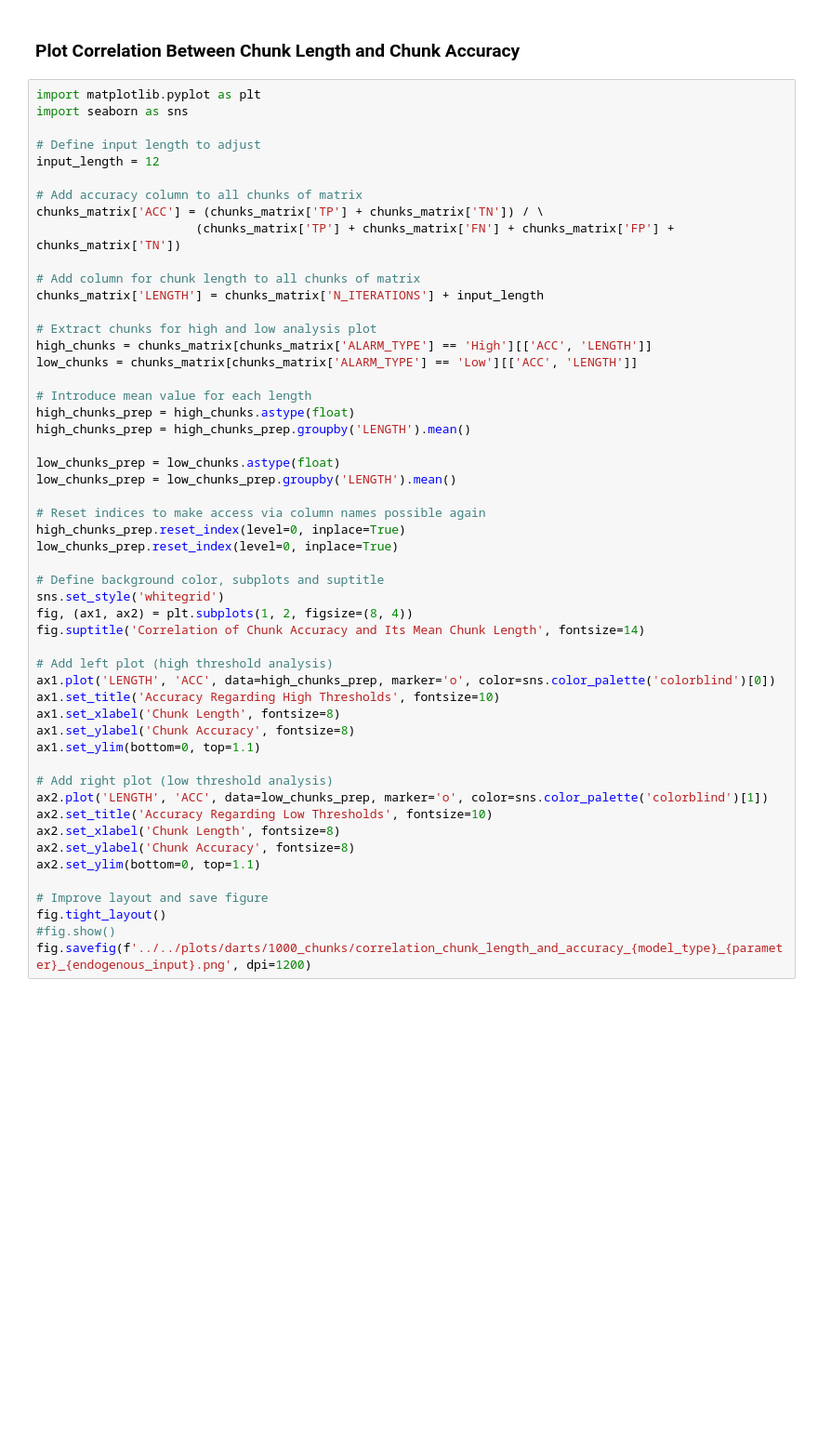
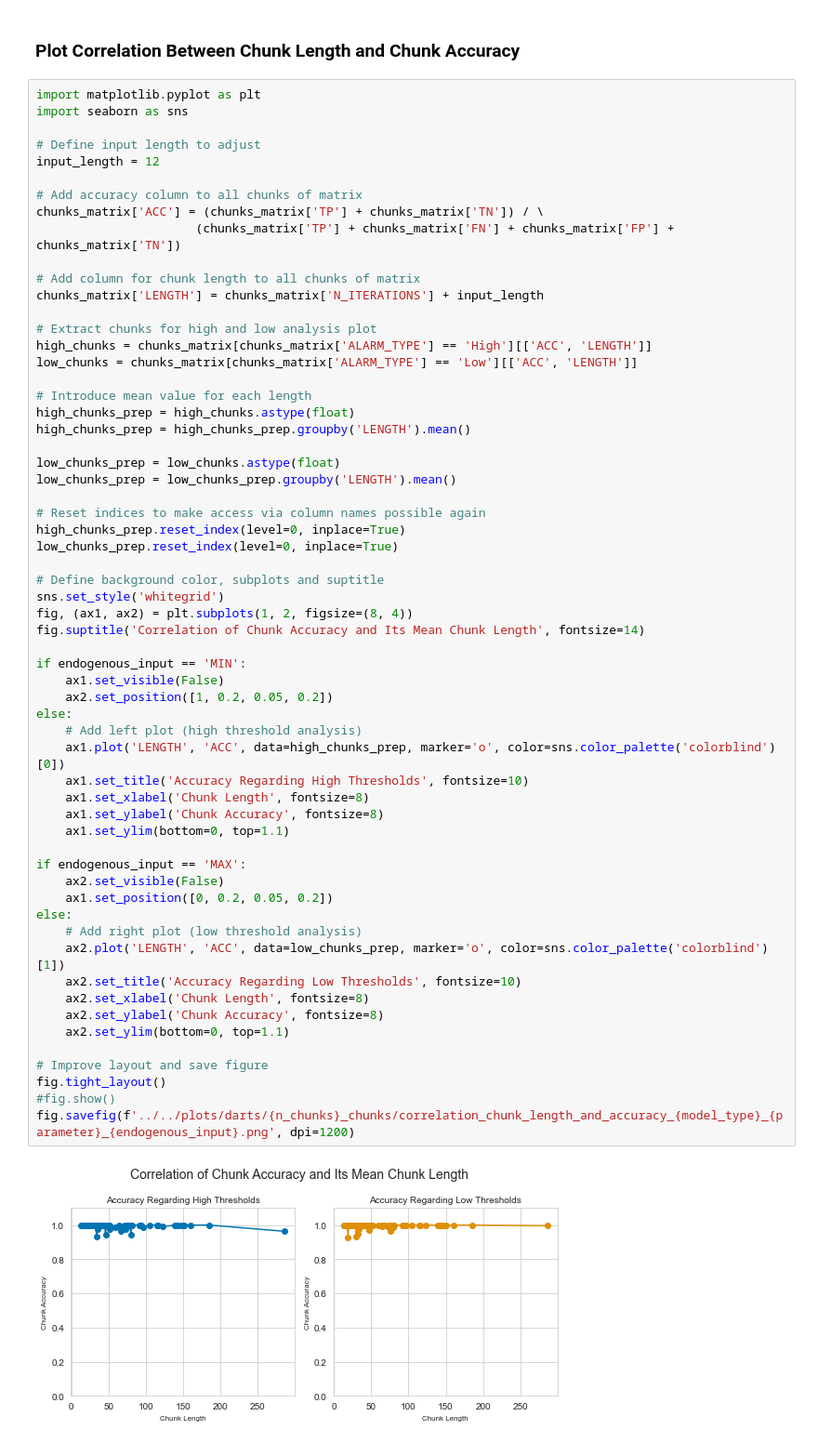
Before and after one commit to denise97/dhl2021, a Jupyter notebook: mimic_prediction_rnn/analysis_models_and_chunks.ipynb, the cells around one changed output. Shown at 93% size. Cells and saved outputs as stored; diff of their text form; blank space fills up the shorter version.

```diff
--- a/mimic_prediction_rnn/analysis_models_and_chunks.ipynb
+++ b/mimic_prediction_rnn/analysis_models_and_chunks.ipynb
@@ -246,43 +292,53 @@ chunks_matrix['ACC'] = (chunks_matrix['TP'] + chunks_matrix['TN']) / \
                       (chunks_matrix['TP'] + chunks_matrix['FN'] + chunks_matrix['FP'] + chunks_matrix['TN'])
 
 # Add column for chunk length to all chunks of matrix
 chunks_matrix['LENGTH'] = chunks_matrix['N_ITERATIONS'] + input_length
 
 # Extract chunks for high and low analysis plot
 high_chunks = chunks_matrix[chunks_matrix['ALARM_TYPE'] == 'High'][['ACC', 'LENGTH']]
 low_chunks = chunks_matrix[chunks_matrix['ALARM_TYPE'] == 'Low'][['ACC', 'LENGTH']]
 
 # Introduce mean value for each length
 high_chunks_prep = high_chunks.astype(float)
 high_chunks_prep = high_chunks_prep.groupby('LENGTH').mean()
 
 low_chunks_prep = low_chunks.astype(float)
 low_chunks_prep = low_chunks_prep.groupby('LENGTH').mean()
 
 # Reset indices to make access via column names possible again
 high_chunks_prep.reset_index(level=0, inplace=True)
 low_chunks_prep.reset_index(level=0, inplace=True)
 
 # Define background color, subplots and suptitle
 sns.set_style('whitegrid')
 fig, (ax1, ax2) = plt.subplots(1, 2, figsize=(8, 4))
 fig.suptitle('Correlation of Chunk Accuracy and Its Mean Chunk Length', fontsize=14)
 
-# Add left plot (high threshold analysis)
-ax1.plot('LENGTH', 'ACC', data=high_chunks_prep, marker='o', color=sns.color_palette('colorblind')[0])
-ax1.set_title('Accuracy Regarding High Thresholds', fontsize=10)
-ax1.set_xlabel('Chunk Length', fontsize=8)
-ax1.set_ylabel('Chunk Accuracy', fontsize=8)
-ax1.set_ylim(bottom=0, top=1.1)
+if endogenous_input == 'MIN':
+    ax1.set_visible(False)
+    ax2.set_position([1, 0.2, 0.05, 0.2])
+else:
+    # Add left plot (high threshold analysis)
+    ax1.plot('LENGTH', 'ACC', data=high_chunks_prep, marker='o', color=sns.color_palette('colorblind')[0])
+    ax1.set_title('Accuracy Regarding High Thresholds', fontsize=10)
+    ax1.set_xlabel('Chunk Length', fontsize=8)
+    ax1.set_ylabel('Chunk Accuracy', fontsize=8)
+    ax1.set_ylim(bottom=0, top=1.1)
 
-# Add right plot (low threshold analysis)
-ax2.plot('LENGTH', 'ACC', data=low_chunks_prep, marker='o', color=sns.color_palette('colorblind')[1])
-ax2.set_title('Accuracy Regarding Low Thresholds', fontsize=10)
-ax2.set_xlabel('Chunk Length', fontsize=8)
-ax2.set_ylabel('Chunk Accuracy', fontsize=8)
-ax2.set_ylim(bottom=0, top=1.1)
+if endogenous_input == 'MAX':
+    ax2.set_visible(False)
+    ax1.set_position([0, 0.2, 0.05, 0.2])
+else:
+    # Add right plot (low threshold analysis)
+    ax2.plot('LENGTH', 'ACC', data=low_chunks_prep, marker='o', color=sns.color_palette('colorblind')[1])
+    ax2.set_title('Accuracy Regarding Low Thresholds', fontsize=10)
+    ax2.set_xlabel('Chunk Length', fontsize=8)
+    ax2.set_ylabel('Chunk Accuracy', fontsize=8)
+    ax2.set_ylim(bottom=0, top=1.1)
 
 # Improve layout and save figure
 fig.tight_layout()
 #fig.show()
-fig.savefig(f'../../plots/darts/1000_chunks/correlation_chunk_length_and_accuracy_{model_type}_{parameter}_{endogenous_input}.png', dpi=1200)
+fig.savefig(f'../../plots/darts/{n_chunks}_chunks/correlation_chunk_length_and_accuracy_{model_type}_{parameter}_{endogenous_input}.png', dpi=1200)
+# %% [output]
+[figure, added]
```
Also changed, not shown: parts of 7 cells of this notebook, 2 other files.
